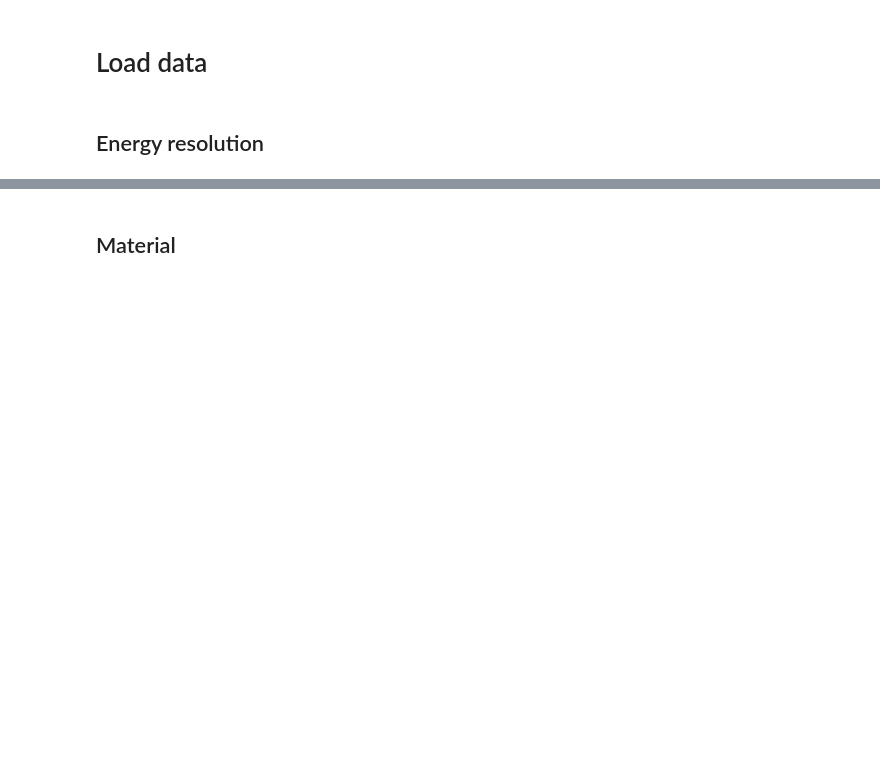
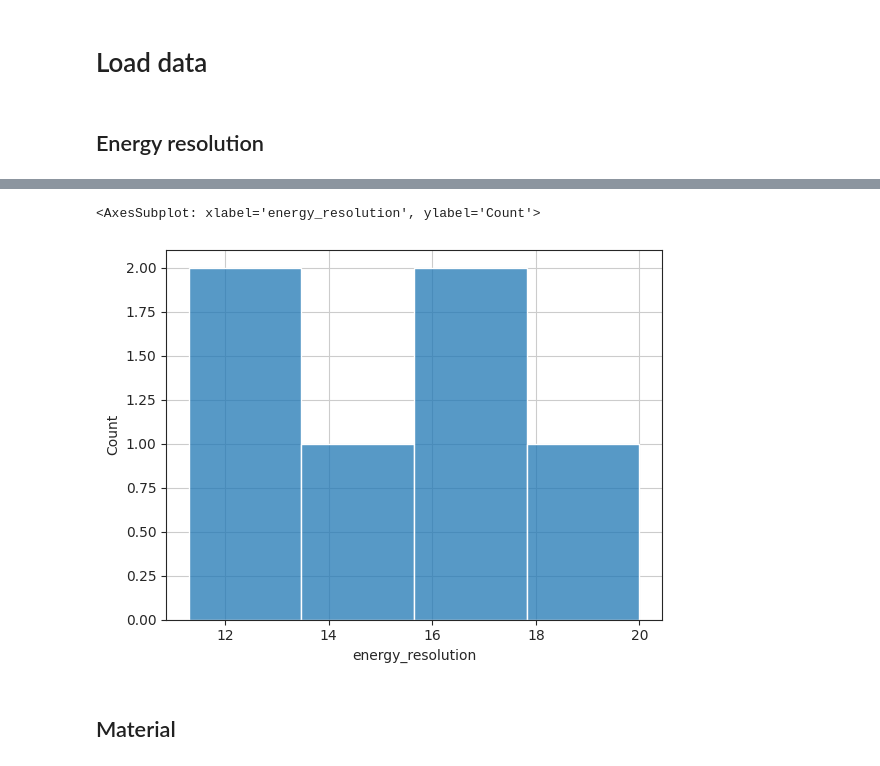
Before and after one commit to YerePhy/randfig, a Jupyter notebook: notebooks/1.0-jpm-params-eda.ipynb, the cells around one changed output, grey strips where cells are left out. Drawn from its saved outputs; the diff is of its cells as text; code cells hidden in the pictures; blank space fills up the shorter version.

```diff
--- a/notebooks/1.0-jpm-params-eda.ipynb
+++ b/notebooks/1.0-jpm-params-eda.ipynb
@@ -68,3 +62,8 @@ Name: min_energy_window, dtype: float64
+# %%
+df.dropna().pipe(sns.histplot, x="energy_resolution")
+# %% [output]
+<AxesSubplot: xlabel='energy_resolution', ylabel='Count'>
+[figure, added]
 # %% [markdown]
 ## Material
 # %%
```
Also changed, not shown: parts of 5 cells of this notebook.
